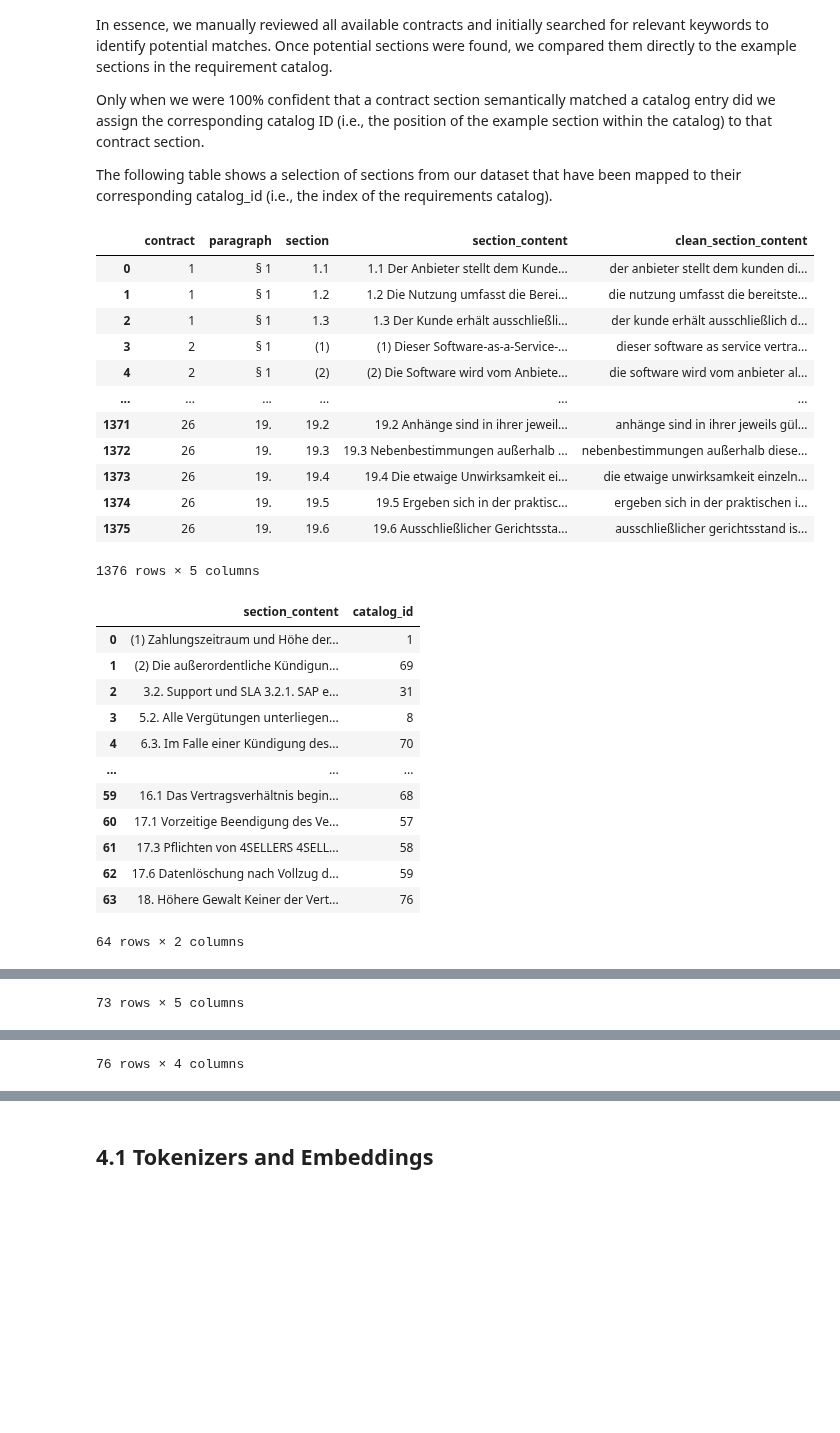
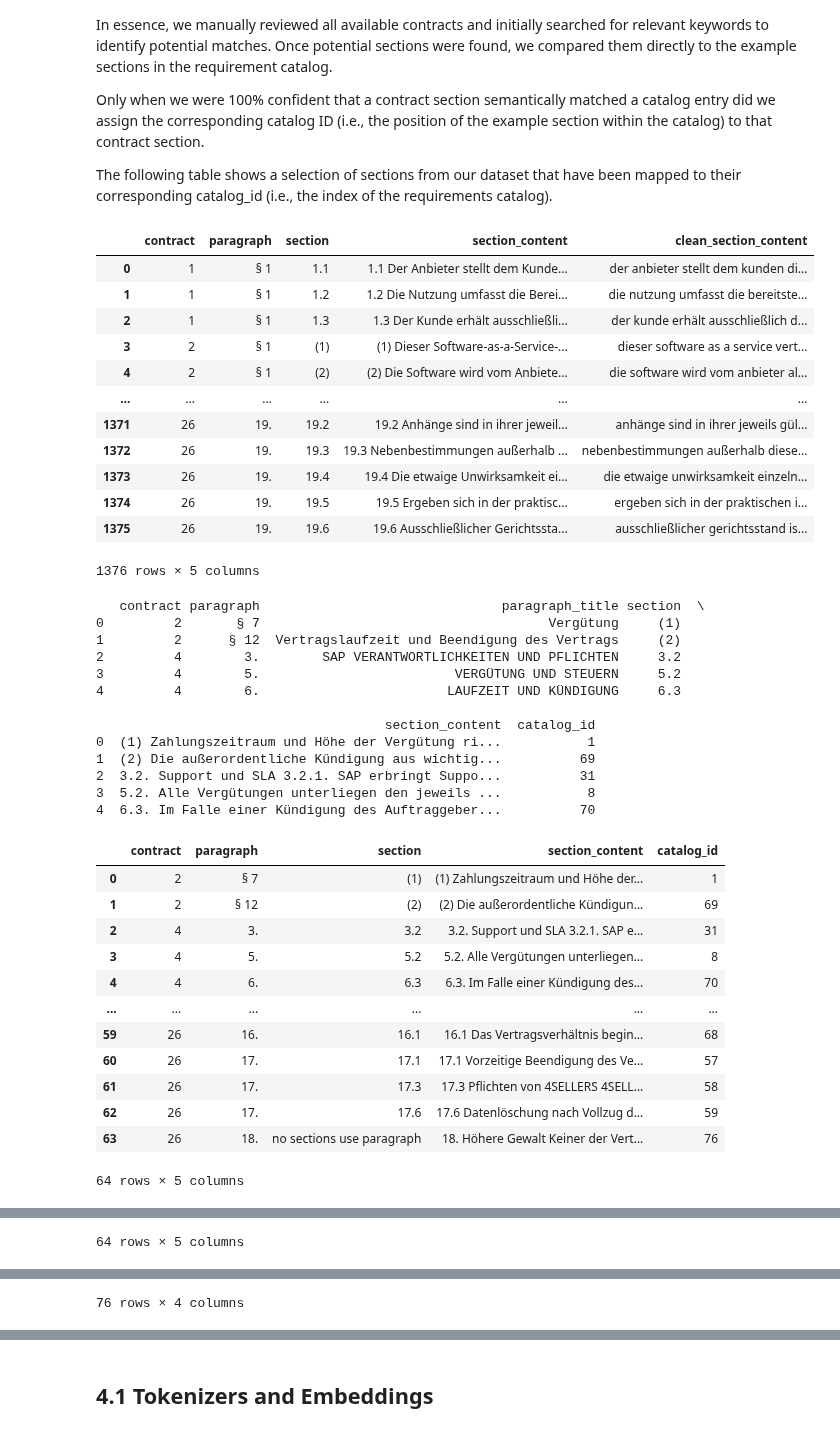
Before and after one commit to Nils7291/NLP_Contract_Checker, a Jupyter notebook: notebooks/00_main.ipynb, the cells around one changed output, grey strips where cells are left out. Saved outputs shown, nothing was run; the diff lists cells and outputs as text; code cells hidden in the pictures; blank space fills up the shorter version.

```diff
--- a/notebooks/00_main.ipynb
+++ b/notebooks/00_main.ipynb
@@ -1222,45 +1178,60 @@ The following table shows a selection of sections from our dataset that have bee
 # %%
 df_unlabeled = pd.read_pickle("../data/data_clean.pkl")
 df_unlabeled = df_unlabeled[["contract","paragraph","section","section_content","clean_section_content"]]
 display(df_unlabeled)
 
 
 mapping = pd.read_excel("../data/mapping_human.xlsx")
-mapping = mapping[["section_content","catalog_id"]]
+print(mapping.head())
+mapping = mapping[["contract","paragraph", "section","section_content","catalog_id"]]
 display(mapping)
 
-df_labeled = mapping.merge(df_unlabeled, how = "left", on = "section_content")
+# Merge on both 'paragraph' and 'section' for more precise matching
+df_labeled = mapping.merge(df_unlabeled, how="left", on=["contract","paragraph", "section"])
 df_labeled= df_labeled[["contract","paragraph","section","clean_section_content","catalog_id"]]
 display(df_labeled)
 
 catalogue = pd.read_pickle("../data/catalogue_clean.pkl")
 catalogue["catalog_id"] = range(1, len(catalogue) + 1)
 display(catalogue)
 # %% [output]
 |  | contract | paragraph | section | section_content | clean_section_content |
 | 0 | 1 | § 1 | 1.1 | 1.1 Der Anbieter stellt dem Kunde... | der anbieter stellt dem kunden di... |
 | 1 | 1 | § 1 | 1.2 | 1.2 Die Nutzung umfasst die Berei... | die nutzung umfasst die bereitste... |
 | 2 | 1 | § 1 | 1.3 | 1.3 Der Kunde erhält ausschließli... | der kunde erhält ausschließlich d... |
-| 3 | 2 | § 1 | (1) | (1) Dieser Software-as-a-Service-... | dieser software as service vertra... |
+| 3 | 2 | § 1 | (1) | (1) Dieser Software-as-a-Service-... | dieser software as a service vert... |
 | 4 | 2 | § 1 | (2) | (2) Die Software wird vom Anbiete... | die software wird vom anbieter al... |
 | ... | ... | ... | ... | ... | ... |
 | 1371 | 26 | 19. | 19.2 | 19.2 Anhänge sind in ihrer jeweil... | anhänge sind in ihrer jeweils gül... |
 | 1372 | 26 | 19. | 19.3 | 19.3 Nebenbestimmungen außerhalb ... | nebenbestimmungen außerhalb diese... |
 | 1373 | 26 | 19. | 19.4 | 19.4 Die etwaige Unwirksamkeit ei... | die etwaige unwirksamkeit einzeln... |
 | 1374 | 26 | 19. | 19.5 | 19.5 Ergeben sich in der praktisc... | ergeben sich in der praktischen i... |
 | 1375 | 26 | 19. | 19.6 | 19.6 Ausschließlicher Gerichtssta... | ausschließlicher gerichtsstand is... |
 1376 rows × 5 columns
+   contract paragraph                               paragraph_title section  \
+0         2       § 7                                     Vergütung     (1)
+1         2      § 12  Vertragslaufzeit und Beendigung des Vertrags     (2)
+2         4        3.        SAP VERANTWORTLICHKEITEN UND PFLICHTEN     3.2
+3         4        5.                         VERGÜTUNG UND STEUERN     5.2
+4         4        6.                        LAUFZEIT UND KÜNDIGUNG     6.3
+
+                                     section_content  catalog_id
+0  (1) Zahlungszeitraum und Höhe der Vergütung ri...           1
+1  (2) Die außerordentliche Kündigung aus wichtig...          69
+2  3.2. Support und SLA 3.2.1. SAP erbringt Suppo...          31
+3  5.2. Alle Vergütungen unterliegen den jeweils ...           8
+4  6.3. Im Falle einer Kündigung des Auftraggeber...          70
-|  | section_content | catalog_id |
-| 0 | (1) Zahlungszeitraum und Höhe der... | 1 |
-| 1 | (2) Die außerordentliche Kündigun... | 69 |
-| 2 | 3.2. Support und SLA 3.2.1. SAP e... | 31 |
-| 3 | 5.2. Alle Vergütungen unterliegen... | 8 |
-| 4 | 6.3. Im Falle einer Kündigung des... | 70 |
-| ... | ... | ... |
-| 59 | 16.1 Das Vertragsverhältnis begin... | 68 |
-| 60 | 17.1 Vorzeitige Beendigung des Ve... | 57 |
-| 61 | 17.3 Pflichten von 4SELLERS 4SELL... | 58 |
-| 62 | 17.6 Datenlöschung nach Vollzug d... | 59 |
-| 63 | 18. Höhere Gewalt Keiner der Vert... | 76 |
+|  | contract | paragraph | section | section_content | catalog_id |
+| 0 | 2 | § 7 | (1) | (1) Zahlungszeitraum und Höhe der... | 1 |
+| 1 | 2 | § 12 | (2) | (2) Die außerordentliche Kündigun... | 69 |
+| 2 | 4 | 3. | 3.2 | 3.2. Support und SLA 3.2.1. SAP e... | 31 |
+| 3 | 4 | 5. | 5.2 | 5.2. Alle Vergütungen unterliegen... | 8 |
+| 4 | 4 | 6. | 6.3 | 6.3. Im Falle einer Kündigung des... | 70 |
+| ... | ... | ... | ... | ... | ... |
+| 59 | 26 | 16. | 16.1 | 16.1 Das Vertragsverhältnis begin... | 68 |
+| 60 | 26 | 17. | 17.1 | 17.1 Vorzeitige Beendigung des Ve... | 57 |
+| 61 | 26 | 17. | 17.3 | 17.3 Pflichten von 4SELLERS 4SELL... | 58 |
+| 62 | 26 | 17. | 17.6 | 17.6 Datenlöschung nach Vollzug d... | 59 |
+| 63 | 26 | 18. | no sections use paragraph | 18. Höhere Gewalt Keiner der Vert... | 76 |
-64 rows × 2 columns
+64 rows × 5 columns
 |  | contract | paragraph | section | clean_section_content | catalog_id |
@@ -1278,2 +1249,2 @@ display(catalogue)
-73 rows × 5 columns
+64 rows × 5 columns
 |  | paragraph_topic | section_topic | example | catalog_id |
@@ -1288,5 +1259,5 @@ display(catalogue)
 | 73 | Sonstige_wichtige_Klauseln | Bei mehrsprachigen Verträgen: Ist... | dieser vertrag wird in deutscher ... | 74 |
 | 74 | Sonstige_wichtige_Klauseln | Enthält der Vertrag eine salvator... | sollte eine bestimmung dieses ver... | 75 |
 | 75 | Sonstige_wichtige_Klauseln | Gibt es eine Regelung, was gilt b... | keine der parteien haftet für die... | 76 |
-76 rows × 4 columns
+76 rows × 4 columns
 # %% [markdown]
```
Also changed, not shown: parts of 44 cells of this notebook, 9 other files.
